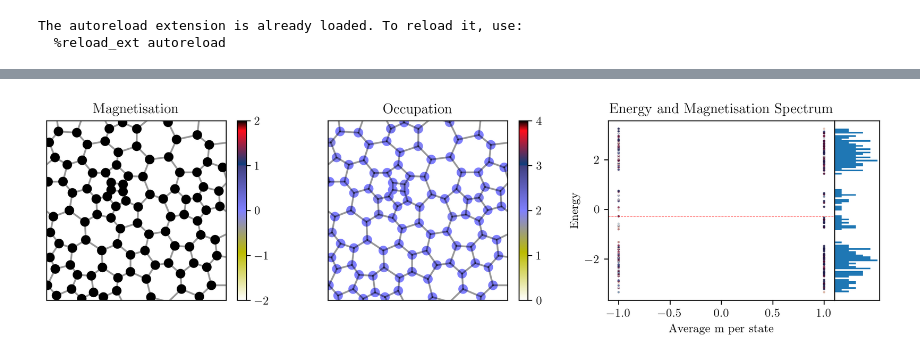
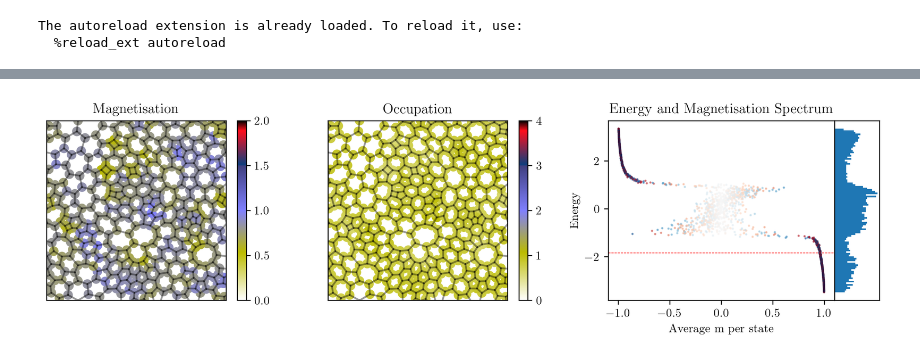
Before and after one commit to dpreuo/alter_morph, a Jupyter notebook: amorphous_mean_field.ipynb, the cells around one changed output, grey strips where cells are left out. Drawn from its saved outputs; the diff is of its cells as text; code cells hidden in the pictures.

```diff
--- a/amorphous_mean_field.ipynb
+++ b/amorphous_mean_field.ipynb
@@ -42,16 +36,16 @@ aps_halfwidth = 3.375
 import koala.graph_utils
 
 
-system_length = 10
+system_length = 20
 lattice_type = "voronoi"
 lattice = alter_lattice_maker(system_length, lattice_type)
 # lattice = koala.graph_utils.cut_boundaries(lattice)
 
 t1 = 1  # orbital parallel neighbor hopping
-t2 = 1  # orbital perpendicular neighbor hopping
-J = 0.3  # Interaction strength
-filling = 0.5  # filling of the lattice
-initial_m = np.full(lattice.n_vertices, 1.95)  # initial magnetization
+t2 = 0.5  # orbital perpendicular neighbor hopping
+J = 0.5  # Interaction strength
+filling = 0.2  # filling of the lattice
+initial_m = np.full(lattice.n_vertices, 1)  # initial magnetization
 
 initial_parameters = {
     "t1": t1,
@@ -266,3 +64,20 @@ m_values = hartree_fock_with_boundary_twisting(lattice, initial_parameters, 100,
+# %%
+# def find_m_values(states, filling):
+from alter_morph.hamiltonians import _hopping_matrix
+from alter_morph.mean_field import hartree_fock, hartree_fock_with_boundary_twisting
+
+# m_values = hartree_fock_with_boundary_twisting(lattice, initial_parameters, 5, 4)
+m_values = hartree_fock(lattice, initial_parameters, 20)
+
+
+hamiltonian = alt_hamiltonian(
+    lattice,
+    initial_parameters["t1"],
+    initial_parameters["t2"],
+    initial_parameters["J"],
+    m_values[-1],
+)
+energies, states = la.eigh(hamiltonian)
 # %%
 fig, ax = plt.subplots(1, 2, figsize=(10, 3), dpi=300)
 ax[0].plot(m_values, linewidth=0.5)
@@ -285,12 +100,7 @@ fermi_energy = energies[n_filled_states - 1]
 
 real_space_occupation = fermi_occupation[None, :] * (states * states.conj())
 average_occupation = np.sum(real_space_occupation, axis=1)
-average_occupation = (
-    average_occupation[::4]
-    + average_occupation[1::4]
-    + average_occupation[2::4]
-    + average_occupation[3::4]
-)
+average_occupation = average_occupation.reshape(-1, 4).sum(axis=-1)
 
 ipr = np.sum(states**4, axis=0)
 # %%
@@ -301,6 +111,10 @@ average_m_per_state = find_m_per_state(states)
 average_spin_per_state = find_spin_per_state(states)
 
 m_values_out = m_values[-1]
+if np.any(m_values_out < 0):
+    m_vrange = [-2, 2]
+else:
+    m_vrange = [0, 2]
 
 vertices = lattice.vertices.positions
 pl.plot_edges(lattice, ax=ax[0], alpha=0.4)
@@ -310,8 +124,8 @@ im = ax[0].scatter(
     c=m_values_out,
     cmap="gist_stern_r",
     s=50,
-    vmin=-2,
-    vmax=2,
+    vmin=m_vrange[0],
+    vmax=m_vrange[1],
 )
 plt.colorbar(im, ax=ax[0])
 ax[0].set_aspect("equal")
@@ -329,32 +143,32 @@ im = ax[1].scatter(
     s=50,
     vmin=0,
     vmax=4,
 )
 plt.colorbar(im, ax=ax[1])
 ax[1].set_aspect("equal")
 ax[1].set_xticks([])
 ax[1].set_yticks([])
 ax[1].set_title("Occupation")
 
 im = ax[2].scatter(
     average_m_per_state, energies, s=1, c=average_spin_per_state, cmap="RdBu", alpha=0.5
 )
 ax[2].set_xlabel("Average m per state")
 ax[2].set_ylabel("Energy")
 
 
 ax_histy = ax[2].inset_axes([1.0, 0, 0.2, 1])
 ax[2].axhline(fermi_energy, color="r", linestyle="--", linewidth=0.5)
 ax[2].set_title("Energy and Magnetisation Spectrum")
 # move ticks to left
 ax[2].yaxis.tick_left()
 # plt.colorbar(im, ax=ax[2], label="IPR",
 
 ax_histy.hist(energies, bins=100, orientation="horizontal")
 ax_histy.set_xticks([])
 ax_histy.set_yticks([])
 
 plt.tight_layout()
 # %% [output]
-[figure, old version]
+[figure, new version]
 # %%
```
Also changed, not shown: parts of 7 cells of this notebook, 2 other files.
